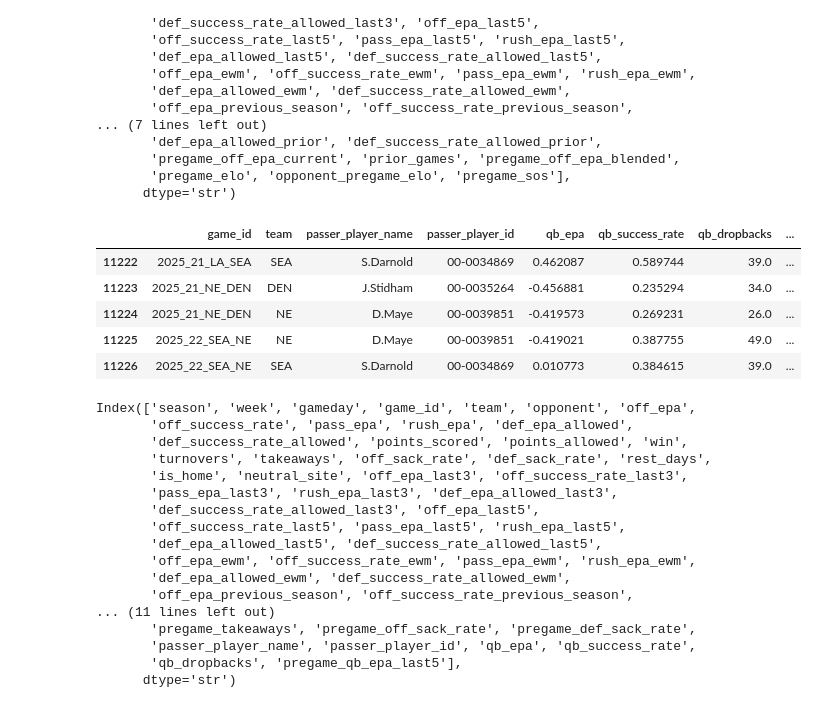
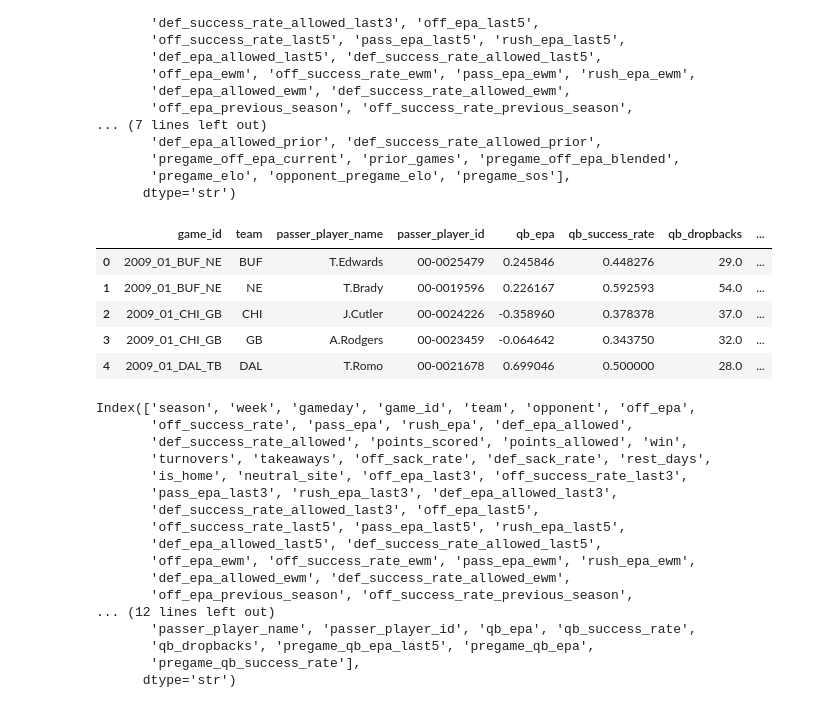
Before and after one commit to swcrockett/nfl-win-probability-model, a Jupyter notebook: notebooks/04_advanced_features.ipynb, the cells around one changed output. Drawn from its saved outputs; the diff is of its cells as text; code cells hidden in the pictures.

```diff
--- a/notebooks/04_advanced_features.ipynb
+++ b/notebooks/04_advanced_features.ipynb
@@ -584,15 +584,26 @@ qb_game_stats["pregame_qb_epa_last5"] = (
     .groupby("passer_player_id")["qb_epa"]
     .transform(lambda x: x.shift(1).rolling(window=5, min_periods=1).mean())
 )
+
+qb_game_stats["pregame_qb_epa"] = (
+    qb_game_stats
+    .groupby("passer_player_id")["qb_epa"]
+    .transform(lambda x: x.shift(1).expanding().mean())
+)
+qb_game_stats["pregame_qb_success_rate"] = (
+    qb_game_stats
+    .groupby("passer_player_id")["qb_success_rate"]
+    .transform(lambda x: x.shift(1).expanding().mean())
+)
 # %%
-qb_game_stats.tail()
+qb_game_stats.head()
 # %% [output]
 |  | game_id | team | passer_player_name | passer_player_id | qb_epa | qb_success_rate | qb_dropbacks | ... |
-| 11222 | 2025_21_LA_SEA | SEA | S.Darnold | 00-0034869 | 0.462087 | 0.589744 | 39.0 | ... |
-| 11223 | 2025_21_NE_DEN | DEN | J.Stidham | 00-0035264 | -0.456881 | 0.235294 | 34.0 | ... |
-| 11224 | 2025_21_NE_DEN | NE | D.Maye | 00-0039851 | -0.419573 | 0.269231 | 26.0 | ... |
-| 11225 | 2025_22_SEA_NE | NE | D.Maye | 00-0039851 | -0.419021 | 0.387755 | 49.0 | ... |
-| 11226 | 2025_22_SEA_NE | SEA | S.Darnold | 00-0034869 | 0.010773 | 0.384615 | 39.0 | ... |
+| 0 | 2009_01_BUF_NE | BUF | T.Edwards | 00-0025479 | 0.245846 | 0.448276 | 29.0 | ... |
+| 1 | 2009_01_BUF_NE | NE | T.Brady | 00-0019596 | 0.226167 | 0.592593 | 54.0 | ... |
+| 2 | 2009_01_CHI_GB | CHI | J.Cutler | 00-0024226 | -0.358960 | 0.378378 | 37.0 | ... |
+| 3 | 2009_01_CHI_GB | GB | A.Rodgers | 00-0023459 | -0.064642 | 0.343750 | 32.0 | ... |
+| 4 | 2009_01_DAL_TB | DAL | T.Romo | 00-0021678 | 0.699046 | 0.500000 | 28.0 | ... |
 # %%
 team_games_df = team_games_df.merge(
     qb_game_stats,
@@ -614,8 +625,8 @@ Index(['season', 'week', 'gameday', 'game_id', 'team', 'opponent', 'off_epa',
        'off_epa_ewm', 'off_success_rate_ewm', 'pass_epa_ewm', 'rush_epa_ewm',
        'def_epa_allowed_ewm', 'def_success_rate_allowed_ewm',
        'off_epa_previous_season', 'off_success_rate_previous_season',
-... (11 lines left out)
-       'pregame_takeaways', 'pregame_off_sack_rate', 'pregame_def_sack_rate',
+... (12 lines left out)
        'passer_player_name', 'passer_player_id', 'qb_epa', 'qb_success_rate',
-       'qb_dropbacks', 'pregame_qb_epa_last5'],
+       'qb_dropbacks', 'pregame_qb_epa_last5', 'pregame_qb_epa',
+       'pregame_qb_success_rate'],
       dtype='str')
```
